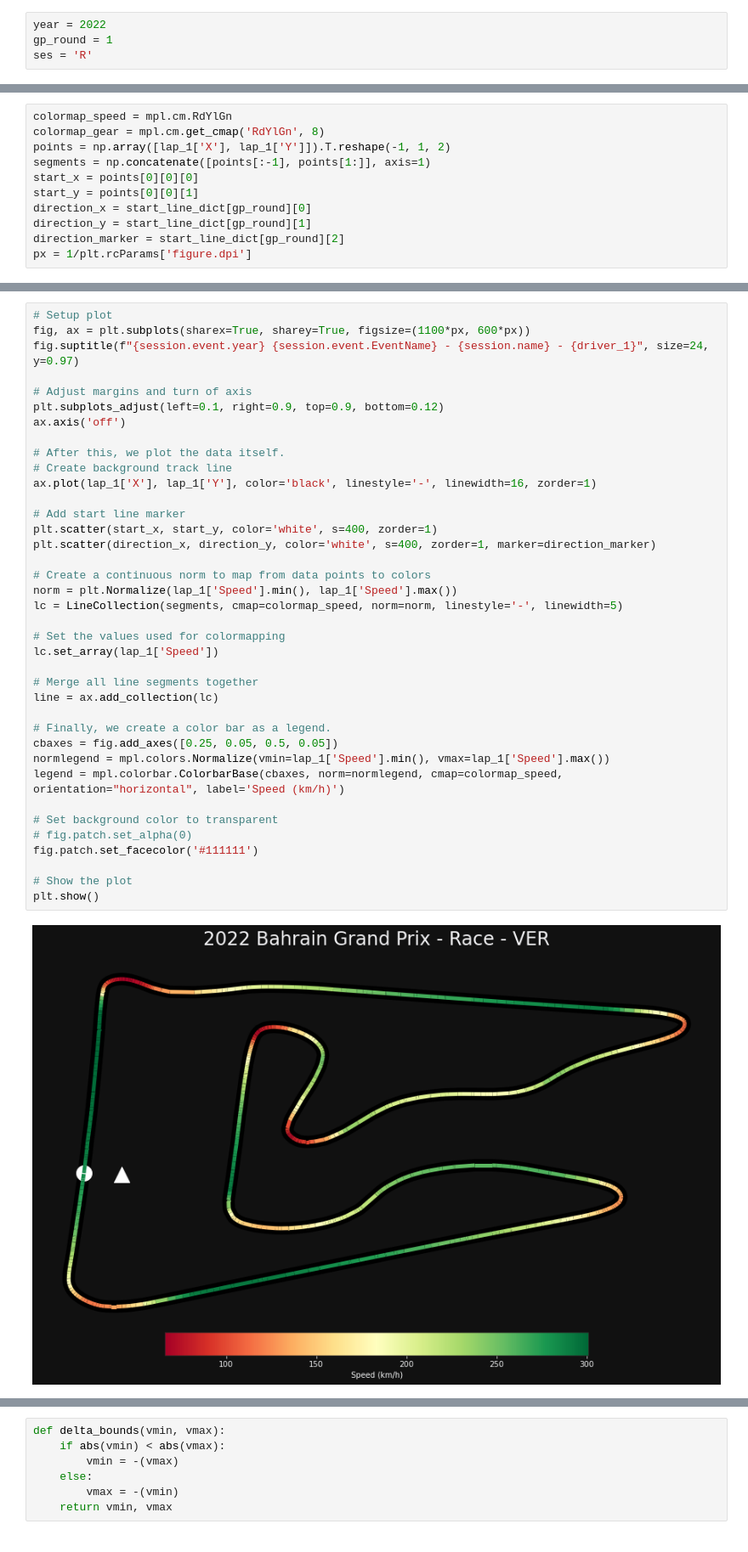
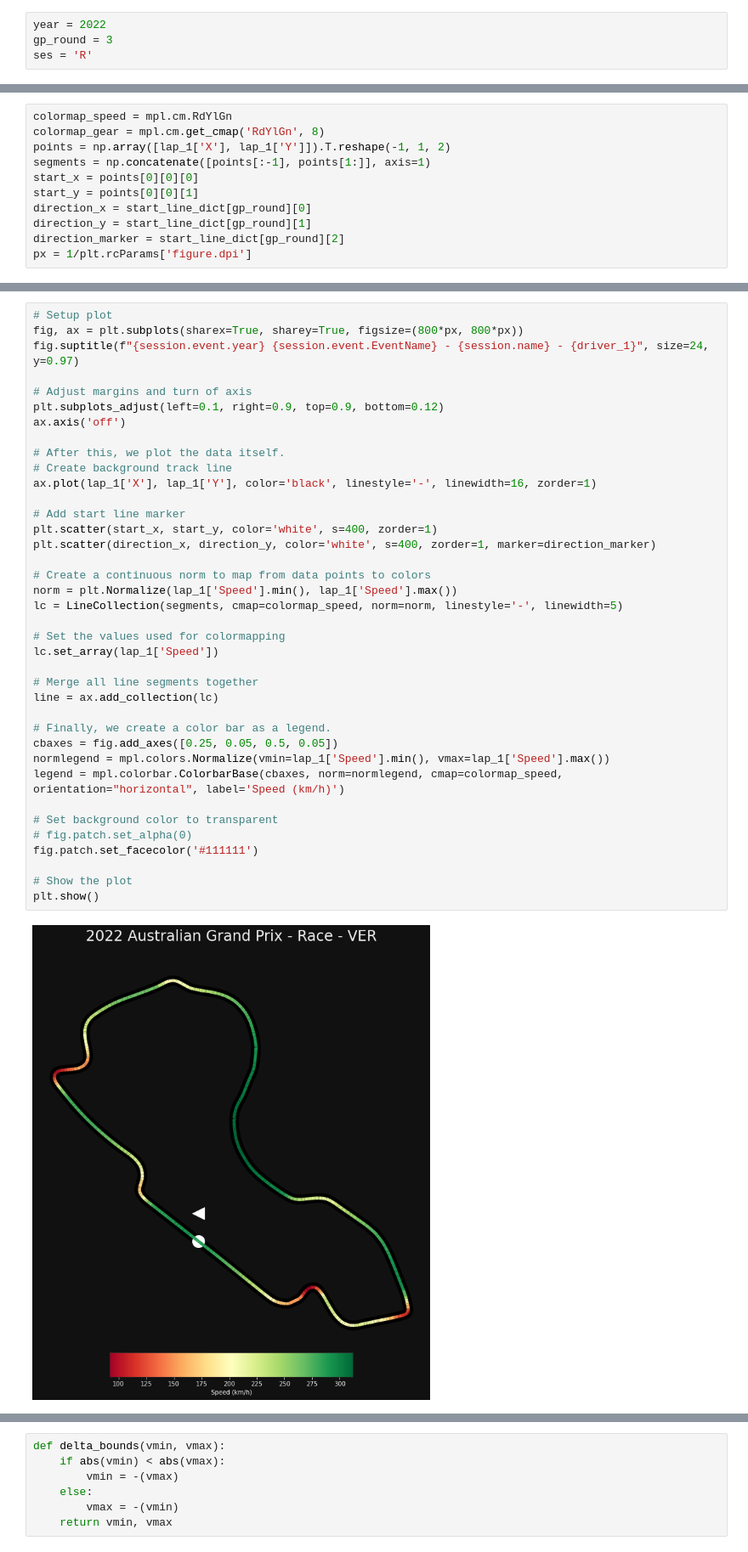
Before and after one commit to GuillaumeArp/Jedha_F1_Project, a Jupyter notebook: Guillaume/test_guillaume.ipynb, the cells around one changed output, grey strips where cells are left out. Shown at 85% size. Drawn from its saved outputs; the diff is of its cells as text.

```diff
--- a/Guillaume/test_guillaume.ipynb
+++ b/Guillaume/test_guillaume.ipynb
@@ -24,7 +24,7 @@ pd.options.display.max_rows = 75
 pd.options.display.max_columns = 99
 # %%
 year = 2022
-gp_round = 1
+gp_round = 3
 ses = 'R'
 # %%
 driver_1 = 'VER'
@@ -216,6 +216,6 @@ start_x
 # %%
 # Setup plot
-fig, ax = plt.subplots(sharex=True, sharey=True, figsize=(1100*px, 600*px))
+fig, ax = plt.subplots(sharex=True, sharey=True, figsize=(800*px, 800*px))
 fig.suptitle(f"{session.event.year} {session.event.EventName} - {session.name} - {driver_1}", size=24, y=0.97)
 
 # Adjust margins and turn of axis
@@ -225,33 +225,33 @@ ax.axis('off')
 # After this, we plot the data itself.
 # Create background track line
 ax.plot(lap_1['X'], lap_1['Y'], color='black', linestyle='-', linewidth=16, zorder=1)
 
 # Add start line marker
 plt.scatter(start_x, start_y, color='white', s=400, zorder=1)
 plt.scatter(direction_x, direction_y, color='white', s=400, zorder=1, marker=direction_marker)
 
 # Create a continuous norm to map from data points to colors
 norm = plt.Normalize(lap_1['Speed'].min(), lap_1['Speed'].max())
 lc = LineCollection(segments, cmap=colormap_speed, norm=norm, linestyle='-', linewidth=5)
 
 # Set the values used for colormapping
 lc.set_array(lap_1['Speed'])
 
 # Merge all line segments together
 line = ax.add_collection(lc)
 
 # Finally, we create a color bar as a legend.
 cbaxes = fig.add_axes([0.25, 0.05, 0.5, 0.05])
 normlegend = mpl.colors.Normalize(vmin=lap_1['Speed'].min(), vmax=lap_1['Speed'].max())
 legend = mpl.colorbar.ColorbarBase(cbaxes, norm=normlegend, cmap=colormap_speed, orientation="horizontal", label='Speed (km/h)')
 
 # Set background color to transparent
 # fig.patch.set_alpha(0)
 fig.patch.set_facecolor('#111111')
 
 # Show the plot
 plt.show()
 # %% [output]
-[figure, old version]
+[figure, new version]
 # %%
 # Setup plot
```
Also changed, not shown: parts of 19 cells of this notebook.
